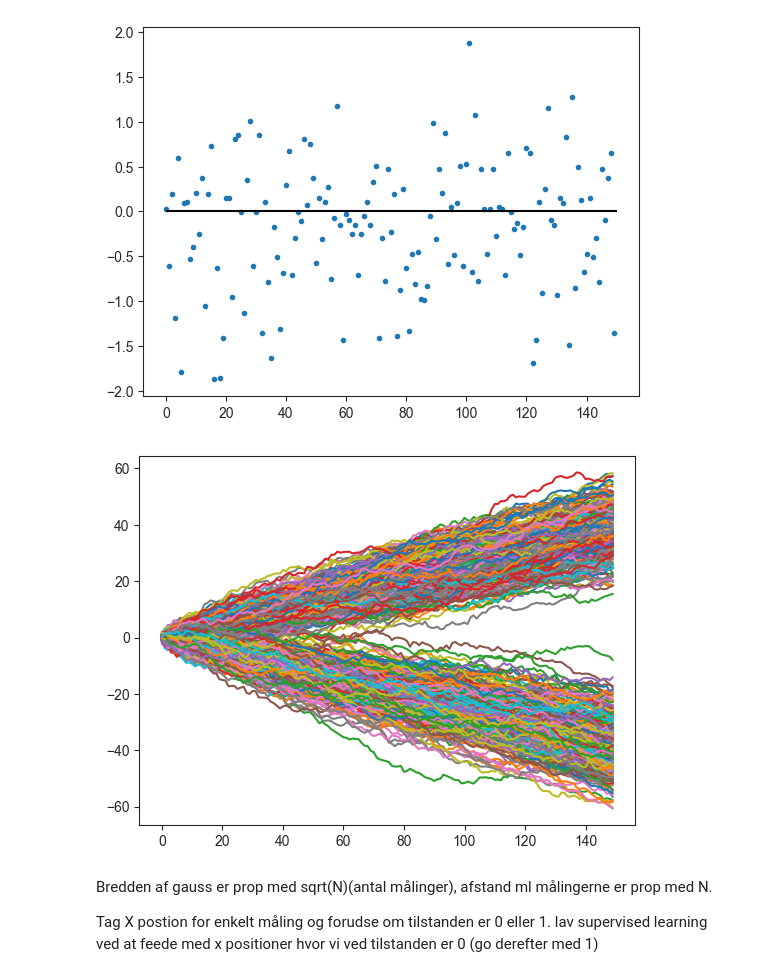
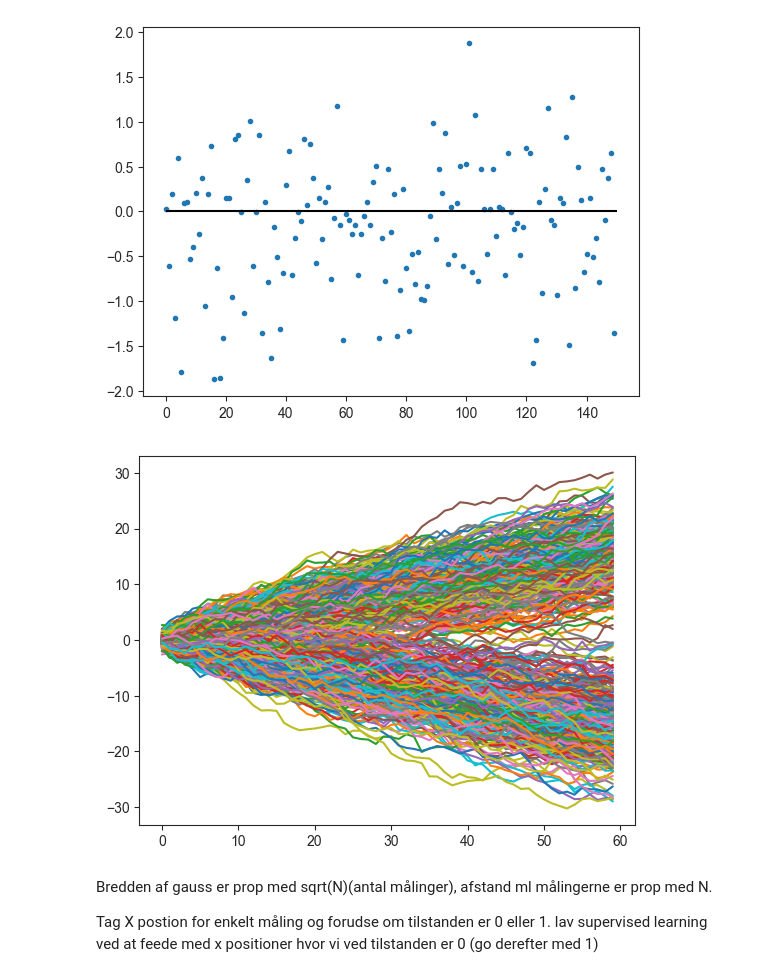
Before and after one commit to AlexInselmann/quantum-sensing, a Jupyter notebook: von Neumann.ipynb, the cells around one changed output. Saved outputs shown, nothing was run; the diff lists cells and outputs as text; code cells hidden in the pictures.

```diff
--- a/von Neumann.ipynb
+++ b/von Neumann.ipynb
@@ -230,10 +230,10 @@ plt.show()
 # %%
 # cum sum of the measurements
 for i in range(N_sim):
-    plt.plot(t_span[:-1],np.cumsum(X_ensembe_weak[i,]).T)
+    plt.plot(t_span[:60],np.cumsum(X_ensembe_weak[i,:60]).T)
 plt.show()
 # %% [output]
-[figure, old version]
+[figure, new version]
 # %% [markdown]
 Bredden af gauss er prop med sqrt(N)(antal målinger), afstand ml målingerne er prop med N.
 
```
Also changed, not shown: 3 other files.
